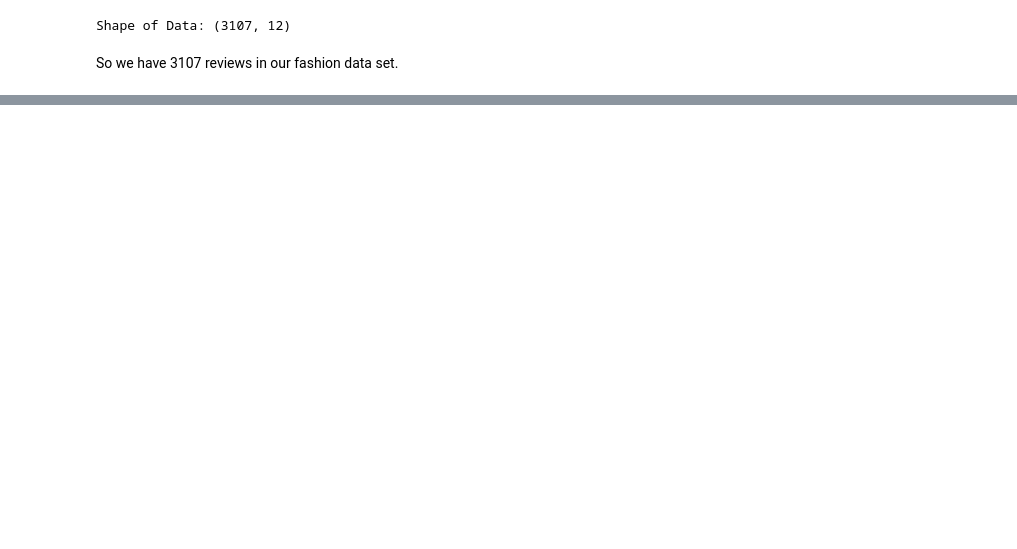
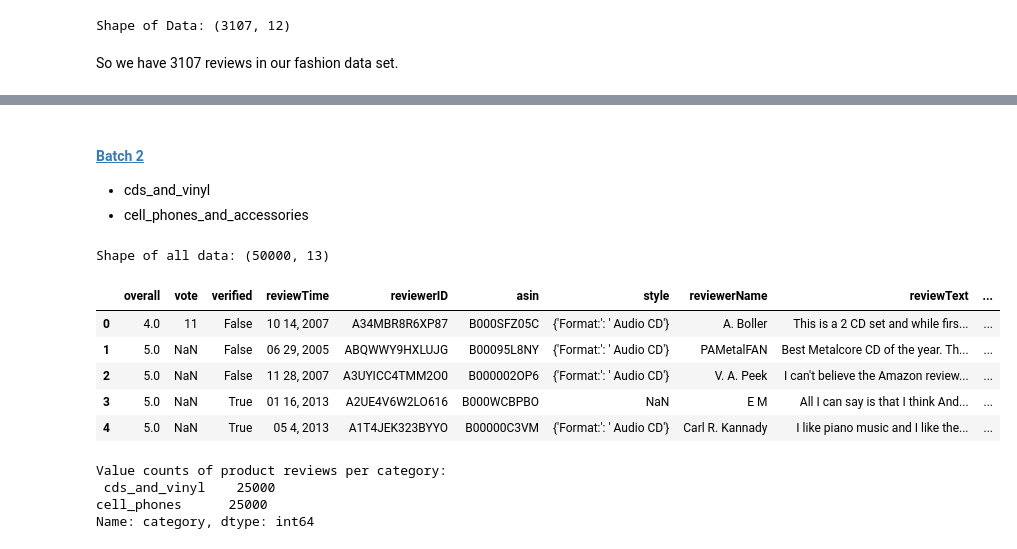
Before and after one commit to pavsingh7/Masters-Dissertation, a Jupyter notebook: Code/data_load.ipynb, the cells around one changed output, grey strips where cells are left out. Saved outputs shown, nothing was run; the diff lists cells and outputs as text; code cells hidden in the pictures; blank space fills up the shorter version.

```diff
--- a/Code/data_load.ipynb
+++ b/Code/data_load.ipynb
@@ -346,0 +438,43 @@ data_meta.to_csv('metadata_all.csv')
+# %% [markdown]
+
+#### <a id='toc4_2_1_2_'></a>[Batch 2](#toc0_)
+
+- cds_and_vinyl
+- cell_phones_and_accessories
+# %%
+# loading the review data!
+
+data = []
+
+cds_and_vinyl = "/Users/pavansingh/Desktop/Amazon Review Data/CDs_and_Vinyl_5.json"
+cell_phones = "/Users/pavansingh/Desktop/Amazon Review Data/Cell_Phones_and_Accessories_5.json"
+
+# load each file and join into dataframe
+for category, filename in [('cds_and_vinyl', cds_and_vinyl), ('cell_phones', cell_phones)]:
+    for selected_data in read_file(filename, category):
+        data.append(selected_data)
+
+# make it into a dataframe
+data = pd.DataFrame(data)
+
+# show the dataframe
+print("Shape of all data:", data.shape)
+display(data.head(5))
+
+# save data_with_less_reviews to csv called few_revs.csv in folder Data
+data.to_csv('Data/revs_batch2.csv')
+
+# category value counts
+print("Value counts of product reviews per category:\n",data['category'].value_counts())
+# %% [output]
+Shape of all data: (50000, 13)
+|  | overall | vote | verified | reviewTime | reviewerID | asin | style | reviewerName | reviewText | ... |
+| 0 | 4.0 | 11 | False | 10 14, 2007 | A34MBR8R6XP87 | B000SFZ05C | {'Format:': ' Audio CD'} | A. Boller | This is a 2 CD set and while firs... | ... |
+| 1 | 5.0 | NaN | False | 06 29, 2005 | ABQWWY9HXLUJG | B00095L8NY | {'Format:': ' Audio CD'} | PAMetalFAN | Best Metalcore CD of the year. Th... | ... |
+| 2 | 5.0 | NaN | False | 11 28, 2007 | A3UYICC4TMM2O0 | B000002OP6 | {'Format:': ' Audio CD'} | V. A. Peek | I can't believe the Amazon review... | ... |
+| 3 | 5.0 | NaN | True | 01 16, 2013 | A2UE4V6W2LO616 | B000WCBPBO | NaN | E M | All I can say is that I think And... | ... |
+| 4 | 5.0 | NaN | True | 05 4, 2013 | A1T4JEK323BYYO | B00000C3VM | {'Format:': ' Audio CD'} | Carl R. Kannady | I like piano music and I like the... | ... |
+Value counts of product reviews per category:
+ cds_and_vinyl    25000
+cell_phones      25000
+Name: category, dtype: int64
```
Also changed, not shown: parts of 64 cells of this notebook, 5 other files.
